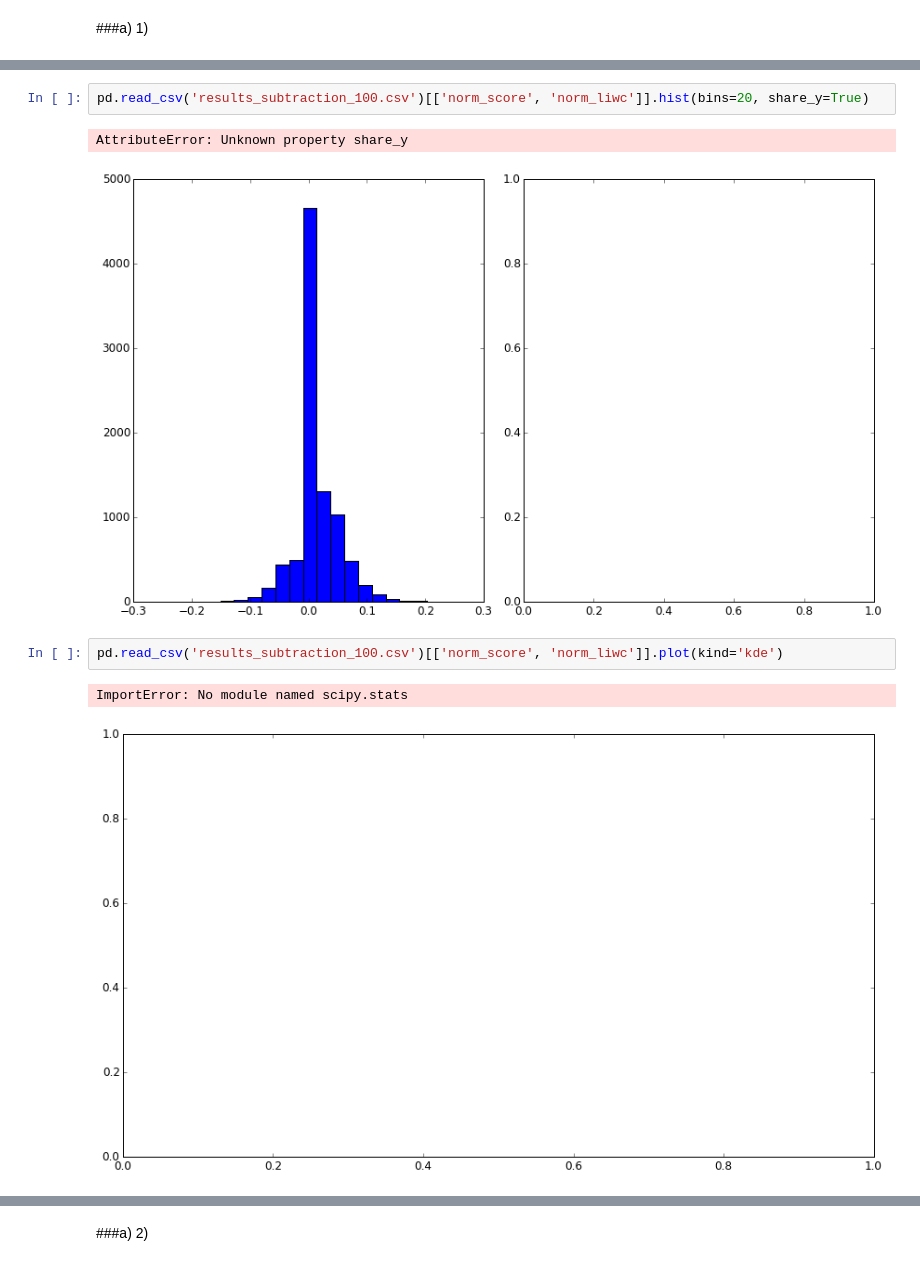
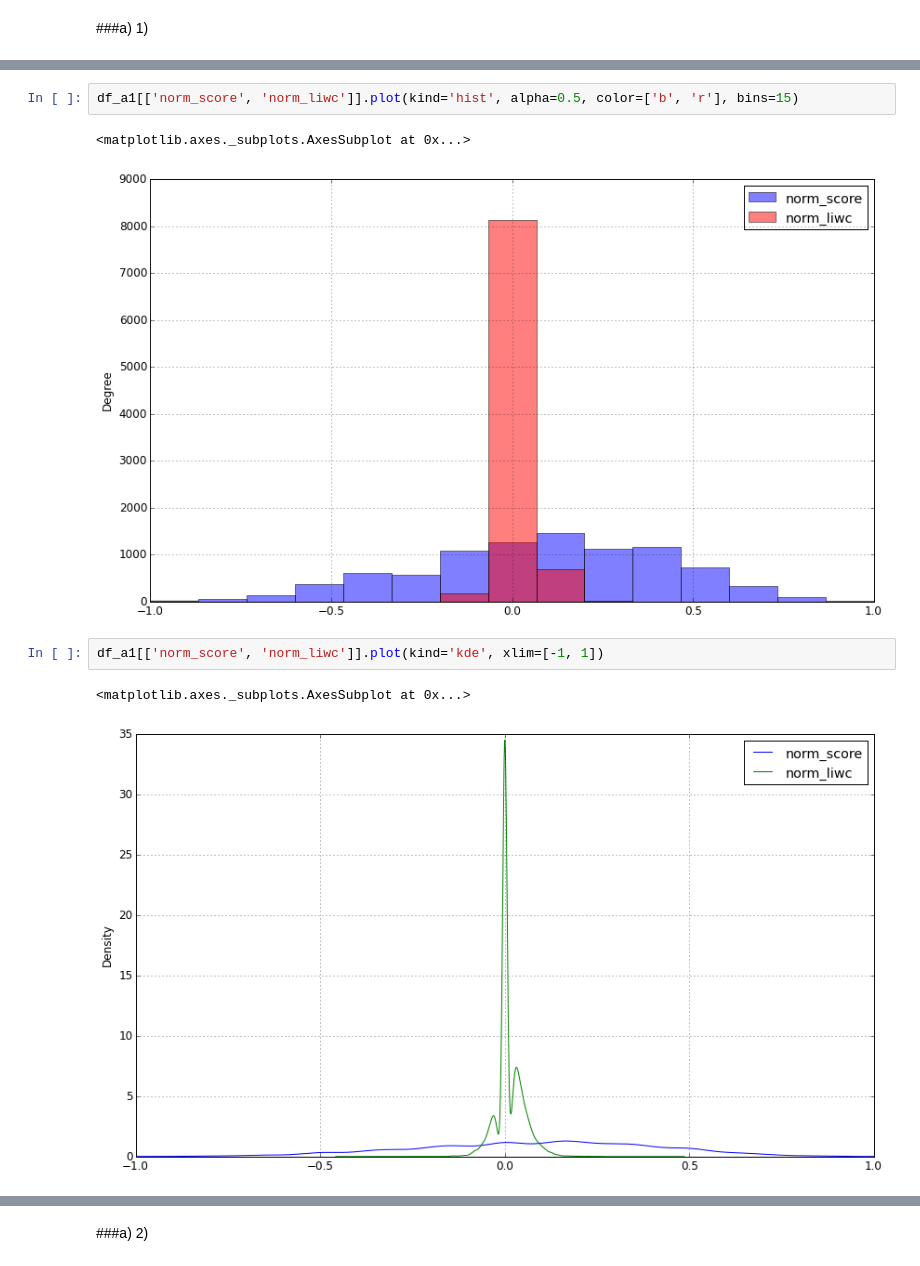
Before and after one commit to mavillard/liwc, a Jupyter notebook: comparison.ipynb, the cells around one changed output, grey strips where cells are left out. Cells and saved outputs as stored; diff of their text form.

```diff
--- a/comparison.ipynb
+++ b/comparison.ipynb
@@ -32,10 +47,10 @@ array([[<matplotlib.axes._subplots.AxesSubplot object at 0x...>,
-# %%
-pd.read_csv('results_subtraction_100.csv')[['norm_score', 'norm_liwc']].hist(bins=20, share_y=True)
-# %% [output]
-AttributeError: Unknown property share_y
-[figure, removed]
+# %%
+df_a1[['norm_score', 'norm_liwc']].plot(kind='hist', alpha=0.5, color=['b', 'r'], bins=15)
+# %% [output]
+<matplotlib.axes._subplots.AxesSubplot at 0x...>
+[figure, added]
 # %%
-pd.read_csv('results_subtraction_100.csv')[['norm_score', 'norm_liwc']].plot(kind='kde')
+df_a1[['norm_score', 'norm_liwc']].plot(kind='kde', xlim=[-1, 1])
 # %% [output]
-ImportError: No module named scipy.stats
+<matplotlib.axes._subplots.AxesSubplot at 0x...>
-[figure, old version]
+[figure, new version]
```
Also changed, not shown: parts of 38 cells of this notebook.
